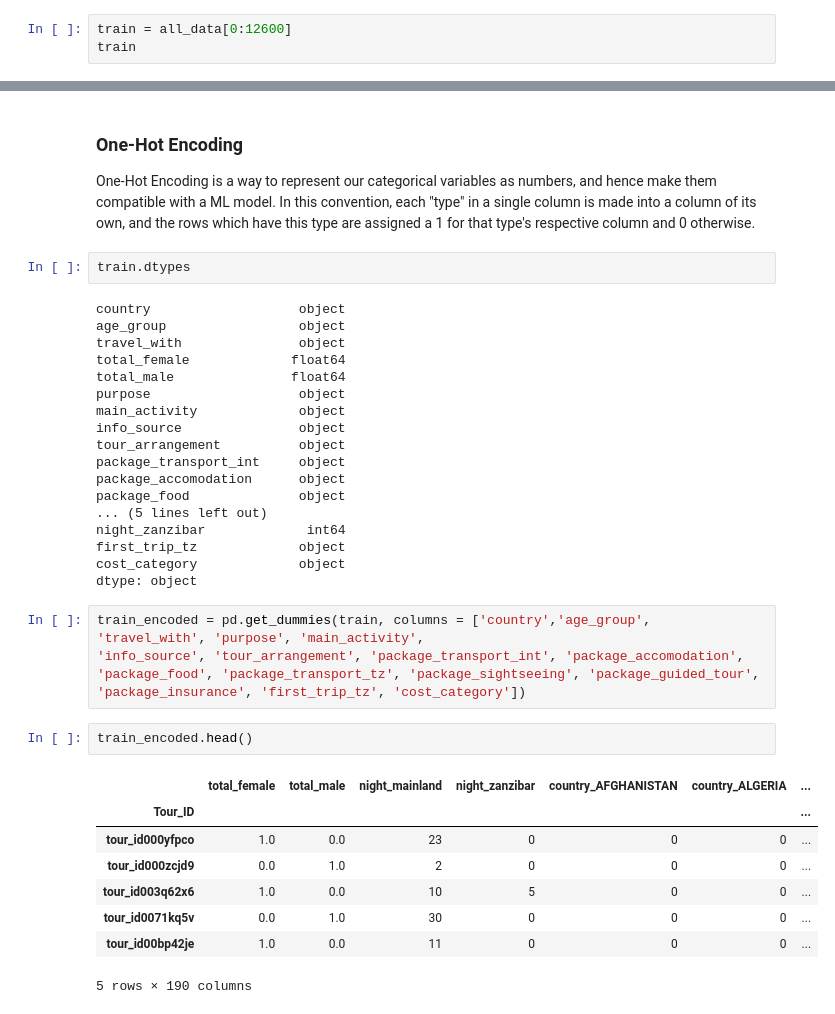
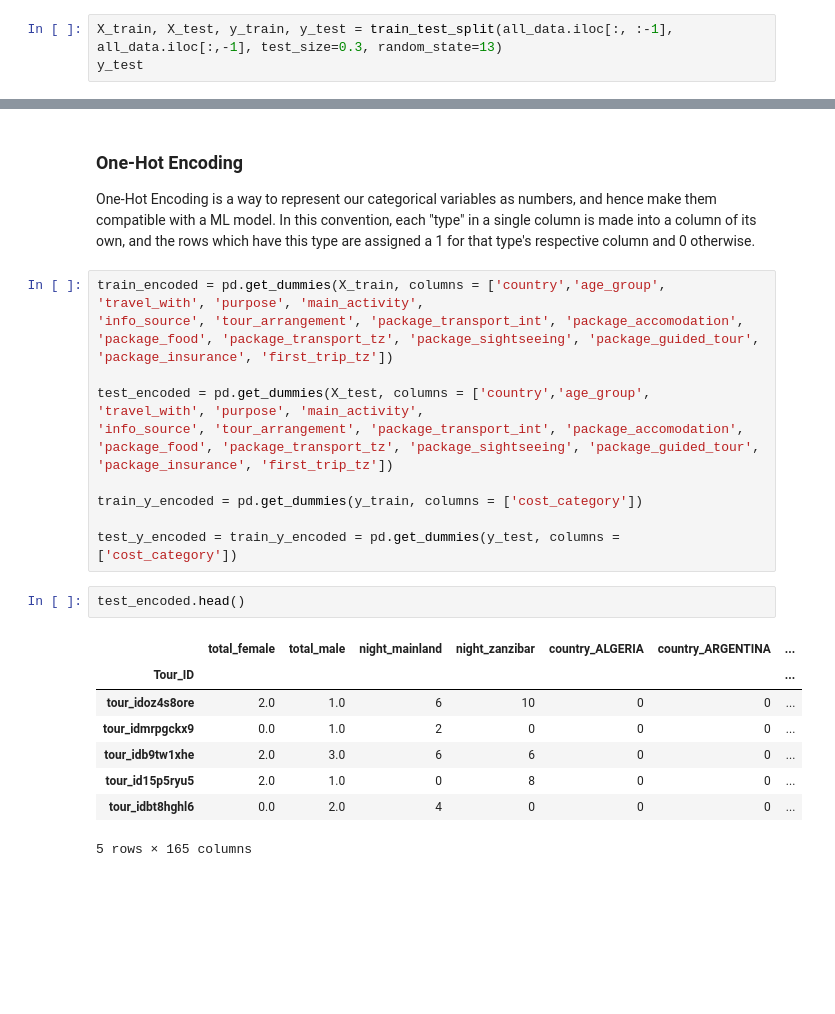
Before and after one commit to dylannguyen2809/ai4d, a Jupyter notebook: data-preprocessing.ipynb, the cells around one changed output, grey strips where cells are left out. Cells and saved outputs as stored; diff of their text form; blank space fills up the shorter version.

Commit message:
Data Preprocessing split fixes

```diff
--- a/data-preprocessing.ipynb
+++ b/data-preprocessing.ipynb
@@ -34,6 +37,6 @@ all_data.shape
 # %% [output]
 (18506, 20)
 # %%
-train = all_data[0:12600]
-train
+X_train, X_test, y_train, y_test = train_test_split(all_data.iloc[:, :-1], all_data.iloc[:,-1], test_size=0.3, random_state=13)
+y_test
 # %% [output]
@@ -75,37 +59,24 @@ Now the training set is in the train DataFrame, while the dev set is in the dev
 ### One-Hot Encoding
 
 One-Hot Encoding is a way to represent our categorical variables as numbers, and hence make them compatible with a ML model. In this convention, each "type" in a single column is made into a column of its own, and the rows which have this type are assigned a 1 for that type's respective column and 0 otherwise.
-# %%
-train.dtypes
-# %% [output]
-country                   object
-age_group                 object
-travel_with               object
-total_female             float64
-total_male               float64
-purpose                   object
-main_activity             object
-info_source               object
-tour_arrangement          object
-package_transport_int     object
-package_accomodation      object
-package_food              object
-... (5 lines left out)
-night_zanzibar             int64
-first_trip_tz             object
-cost_category             object
-dtype: object
 # %%
-train_encoded = pd.get_dummies(train, columns = ['country','age_group', 'travel_with', 'purpose', 'main_activity',
-'info_source', 'tour_arrangement', 'package_transport_int', 'package_accomodation', 'package_food', 'package_transport_tz', 'package_sightseeing', 'package_guided_tour', 'package_insurance', 'first_trip_tz', 'cost_category'])
+train_encoded = pd.get_dummies(X_train, columns = ['country','age_group', 'travel_with', 'purpose', 'main_activity',
+'info_source', 'tour_arrangement', 'package_transport_int', 'package_accomodation', 'package_food', 'package_transport_tz', 'package_sightseeing', 'package_guided_tour', 'package_insurance', 'first_trip_tz'])
+
+test_encoded = pd.get_dummies(X_test, columns = ['country','age_group', 'travel_with', 'purpose', 'main_activity',
+'info_source', 'tour_arrangement', 'package_transport_int', 'package_accomodation', 'package_food', 'package_transport_tz', 'package_sightseeing', 'package_guided_tour', 'package_insurance', 'first_trip_tz'])
+
+train_y_encoded = pd.get_dummies(y_train, columns = ['cost_category'])
+
+test_y_encoded = train_y_encoded = pd.get_dummies(y_test, columns = ['cost_category'])
 # %%
-train_encoded.head()
+test_encoded.head()
 # %% [output]
-|  | total_female | total_male | night_mainland | night_zanzibar | country_AFGHANISTAN | country_ALGERIA | ... |
+|  | total_female | total_male | night_mainland | night_zanzibar | country_ALGERIA | country_ARGENTINA | ... |
 | Tour_ID |  |  |  |  |  |  | ... |
-| tour_id000yfpco | 1.0 | 0.0 | 23 | 0 | 0 | 0 | ... |
-| tour_id000zcjd9 | 0.0 | 1.0 | 2 | 0 | 0 | 0 | ... |
-| tour_id003q62x6 | 1.0 | 0.0 | 10 | 5 | 0 | 0 | ... |
-| tour_id0071kq5v | 0.0 | 1.0 | 30 | 0 | 0 | 0 | ... |
-| tour_id00bp42je | 1.0 | 0.0 | 11 | 0 | 0 | 0 | ... |
+| tour_idoz4s8ore | 2.0 | 1.0 | 6 | 10 | 0 | 0 | ... |
+| tour_idmrpgckx9 | 0.0 | 1.0 | 2 | 0 | 0 | 0 | ... |
+| tour_idb9tw1xhe | 2.0 | 3.0 | 6 | 6 | 0 | 0 | ... |
+| tour_id15p5ryu5 | 2.0 | 1.0 | 0 | 8 | 0 | 0 | ... |
+| tour_idbt8hghl6 | 0.0 | 2.0 | 4 | 0 | 0 | 0 | ... |
-5 rows × 190 columns
+5 rows × 165 columns
```
Also changed, not shown: parts of 3 cells of this notebook, 1 other file.
